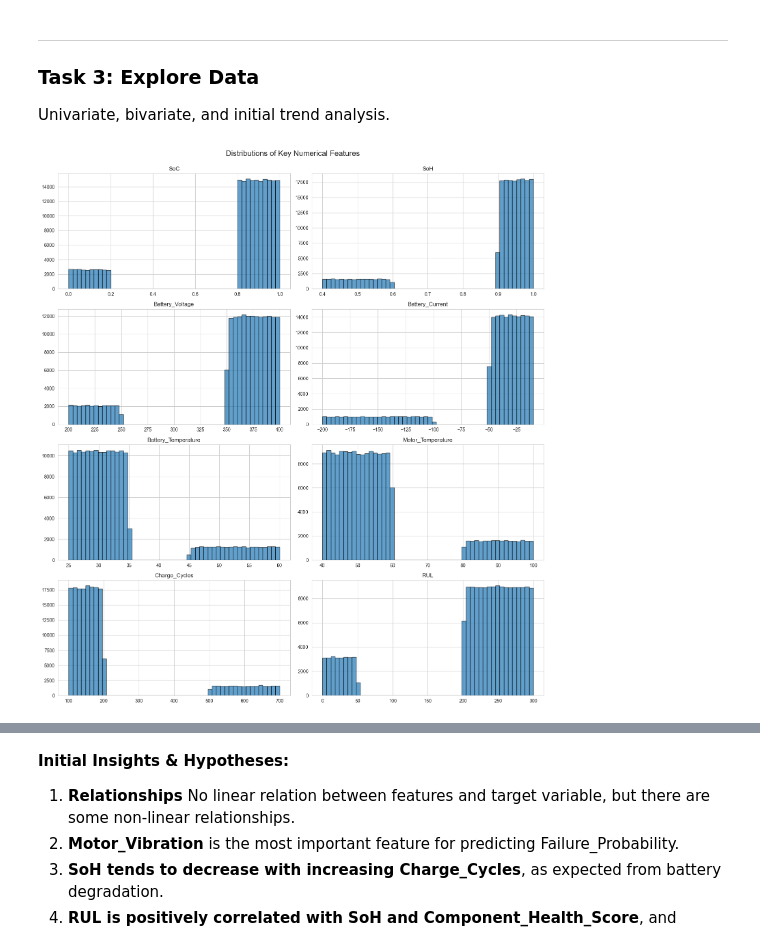
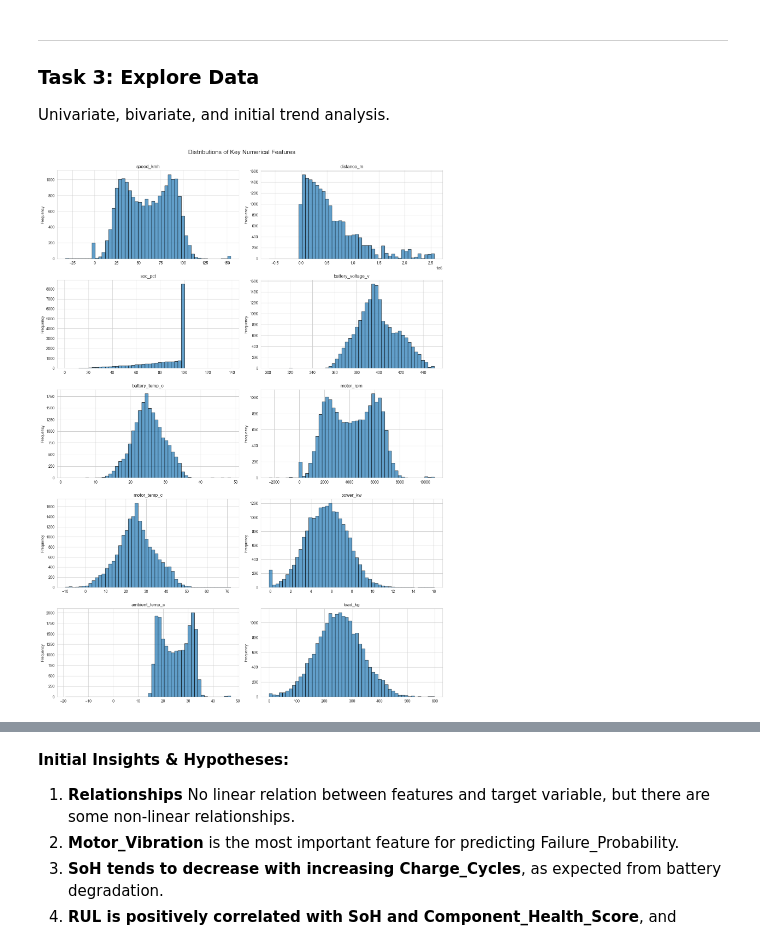
Before and after one commit to MahamedKhaledSaad11/Capstone-Project-DEPI, a Jupyter notebook: notebooks/Phase_2_Data_Understanding.ipynb, the cells around one changed output, grey strips where cells are left out. Drawn from its saved outputs; the diff is of its cells as text; code cells hidden in the pictures.

Commit message:
new data set

```diff
--- a/notebooks/Phase_2_Data_Understanding.ipynb
+++ b/notebooks/Phase_2_Data_Understanding.ipynb
@@ -26,14 +26,12 @@ sns.set_style('whitegrid')
 
 Acquire the necessary data and load it into the analysis environment.
 # %%
-DATA_PATH = '../data/raw/EV_Predictive_Maintenance_Dataset_15min'
+DATA_PATH = '../data/raw/fleet_augmented.csv'
 # Capstone-Project-DEPI\data\raw\EV_Predictive_Maintenance_Dataset_15min.zip
 # Unzip the dataset if it's not already unzipped
-with zipfile.ZipFile(DATA_PATH + '.zip', 'r') as zip_ref:
-    zip_ref.extractall('../data/raw/')
-df = pd.read_csv(DATA_PATH + '.csv')
+df = pd.read_csv(DATA_PATH)
 # parse timestamps
-df['Timestamp'] = pd.to_datetime(df['Timestamp'])
+df['timestamp'] = pd.to_datetime(df['timestamp'])
 # df.set_index('Timestamp', inplace=True)
 print(f"Dataset shape: {df.shape[0]} rows x {df.shape[1]} columns")
 df.head()
@@ -147,20 +149,37 @@ Name: count, dtype: int64
 
 Univariate, bivariate, and initial trend analysis.
 # %%
-# Univariate analysis: histograms of key continuous features
-features_to_plot = ['SoC', 'SoH', 'Battery_Voltage', 'Battery_Current',
-                    'Battery_Temperature', 'Motor_Temperature', 'Charge_Cycles', 'RUL']
-fig, axes = plt.subplots(nrows=4, ncols=2, figsize=(15, 16))
+import matplotlib.pyplot as plt
+
+features_to_plot = [
+    'speed_kmh',
+    'distance_m',
+    'soc_pct',
+    'battery_voltage_v',
+    'battery_temp_c',
+    'motor_rpm',
+    'motor_temp_c',
+    'power_kw',
+    'ambient_temp_c',
+    'load_kg'
+]
+
+fig, axes = plt.subplots(nrows=5, ncols=2, figsize=(15, 20))
 axes = axes.flatten()
+
 for i, col in enumerate(features_to_plot):
     ax = axes[i]
-    df[col].hist(ax=ax, bins=50, edgecolor='black', alpha=0.7)
+    df[col].hist(bins=50, edgecolor='black', alpha=0.7, ax=ax)
     ax.set_title(col)
-    ax.set_xlabel('')
+    ax.set_xlabel("")
+    ax.set_ylabel("Frequency")
+
 plt.tight_layout()
-plt.suptitle('Distributions of Key Numerical Features', y=1.02, fontsize=16)
-# plt.savefig('../output/distribution_histograms_for_Specific_Features.png')
+plt.suptitle("Distributions of Key Numerical Features", fontsize=16, y=1.02)
+
+# plt.savefig("../output/distribution_histograms_for_Specific_Features.png", dpi=300)
+
 plt.show()
 # %% [output]
-[figure, old version]
+[figure, new version]
 # %%
```
Also changed, not shown: parts of 16 cells of this notebook, 2 other files.
